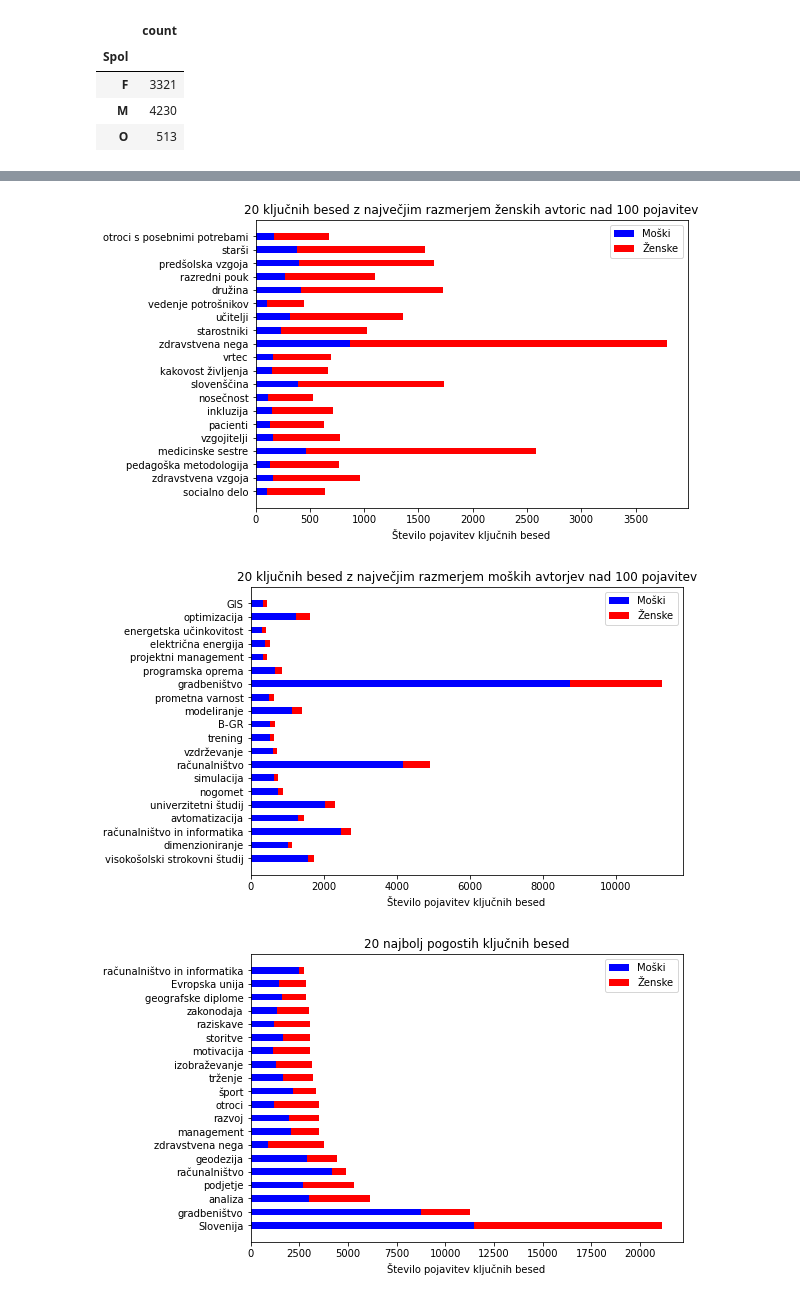
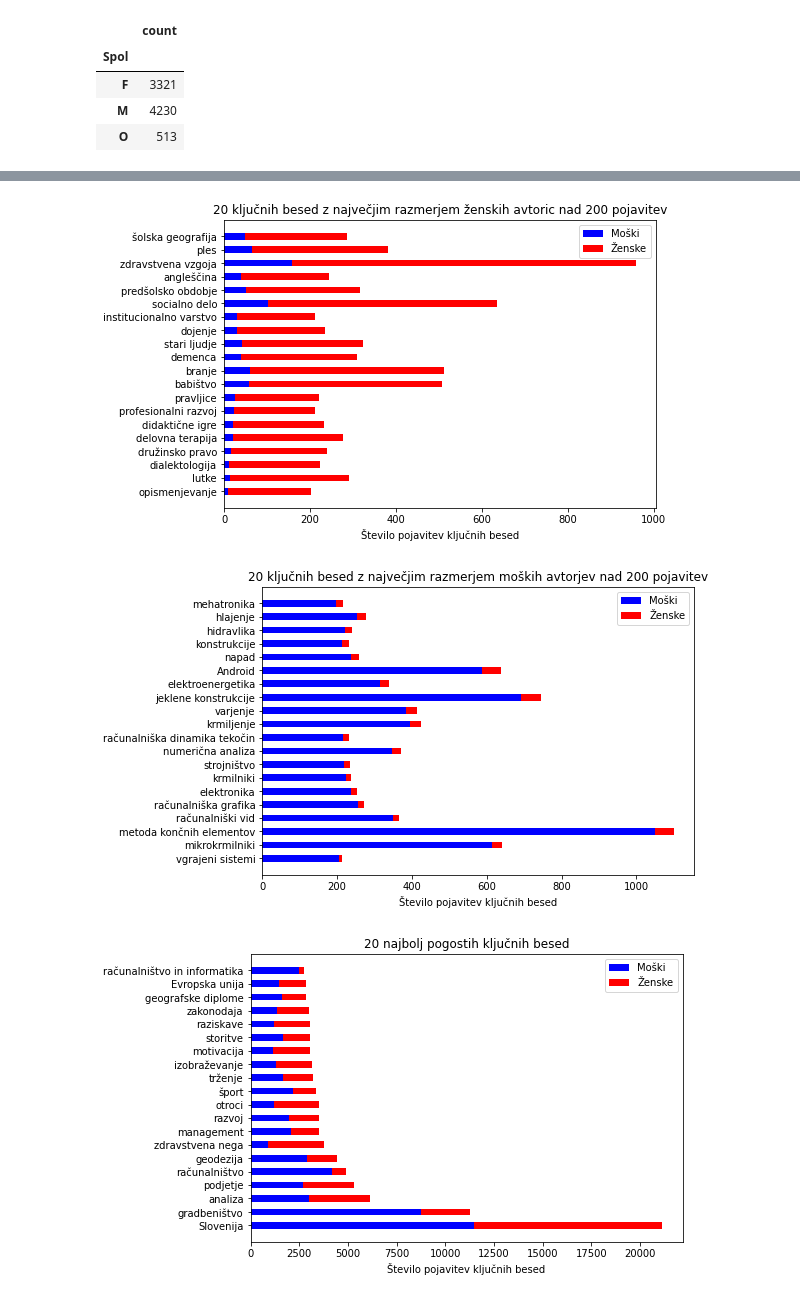
Before and after one commit to ShiftIsLost/PR-seminarska, a Jupyter notebook: Ugibanje spola iz imen.ipynb, the cells around one changed output, grey strips where cells are left out. Saved outputs shown, nothing was run; the diff lists cells and outputs as text; code cells hidden in the pictures.

```diff
--- a/Ugibanje spola iz imen.ipynb
+++ b/Ugibanje spola iz imen.ipynb
@@ -181,32 +174,18 @@ for mo, m in spo['M'].copy().items():
 for wo, w in spo['F'].copy().items():
     raz1[wo] = (spo['M'][wo]/(w + spo['M'][wo]), w/(w + spo['M'][wo]), (w + spo['M'][wo])) #(M,F, m+f pojavitve)
 # %%
-#izbrisi vse ki imajo manj kot 100 pojavitev za en spol
-for key, value in spo['F'].copy().items():
-    if value < 100:
-        spo['F'].pop(key)
-        if key in spo['M']:
-            spo['M'].pop(key)
-
-for key, value in spo['M'].copy().items():
-    if value < 100:
-        spo['M'].pop(key)
-        if key in spo['F']:
-            spo['F'].pop(key)
+#izbrisi vse ki imajo skupaj manj kot 200 pojavitev
+raz = dict()
+for key, value in raz1.items():
+    if value[2] > 200:
+        raz[key] = value
-# %%
-raz = dict()
-
-for mo, m in spo['M'].copy().items():
-    raz[mo] = (m/(m + spo['F'][mo]), spo['F'][mo]/(m + spo['F'][mo]), (m + spo['F'][mo])) #(M,F, m+f pojavitve)
-
-for wo, w in spo['F'].copy().items():
-    raz[wo] = (spo['M'][wo]/(w + spo['M'][wo]), w/(w + spo['M'][wo]), (w + spo['M'][wo])) #(M,F, m+f pojavitve)
 # %%
 #odstranimo splosne kljucne besede
 bes = ['','diplomske naloge','diplomska dela','magistrska dela','magistrske naloge','Diplomske naloge','Diplomska dela',
        'UNI','diplomska naloga',"VSŠ"]
 for b in bes:
     raz.pop(b)
+    raz1.pop(b)
 # %%
 male = dict()
 fem = dict()
@@ -228,21 +205,21 @@ for w in topk:
 # %%
 x = femk[:20]
 y0 = [raz1[a][0]*raz1[a][2] for a in x]
 y1 = [raz1[a][1]*raz1[a][2] for a in x]
 y2 = [raz1[a][2] for a in x]
 
 ind = np.arange(len(x))
 width = 0.50
 fig = plt.figure()
 ax = fig.add_axes([0,0,1,1])
 ax.barh(ind, y0, width, color='b')
 ax.barh(ind, y1, width,left=y0, color='r')
 
 ax.set_xlabel('Število pojavitev ključnih besed')
-ax.set_title('20 ključnih besed z največjim razmerjem ženskih avtoric nad 100 pojavitev')
+ax.set_title('20 ključnih besed z največjim razmerjem ženskih avtoric nad 200 pojavitev')
 ax.set_yticks(ind, x)
 
 ax.legend(labels=['Moški', 'Ženske'])
 plt.show()
 # %% [output]
-[figure, old version]
+[figure, new version]
@@ -262,10 +237,10 @@ ax.barh(ind, y0, width, color='b')
 ax.barh(ind, y1, width,left=y0, color='r')
 
 ax.set_xlabel('Število pojavitev ključnih besed')
-ax.set_title('20 ključnih besed z največjim razmerjem moških avtorjev nad 100 pojavitev')
+ax.set_title('20 ključnih besed z največjim razmerjem moških avtorjev nad 200 pojavitev')
 ax.set_yticks(ind, x)
 
 ax.legend(labels=['Moški', 'Ženske'])
 plt.show()
 # %% [output]
-[figure, old version]
+[figure, new version]
```
Also changed, not shown: parts of 15 cells of this notebook.
